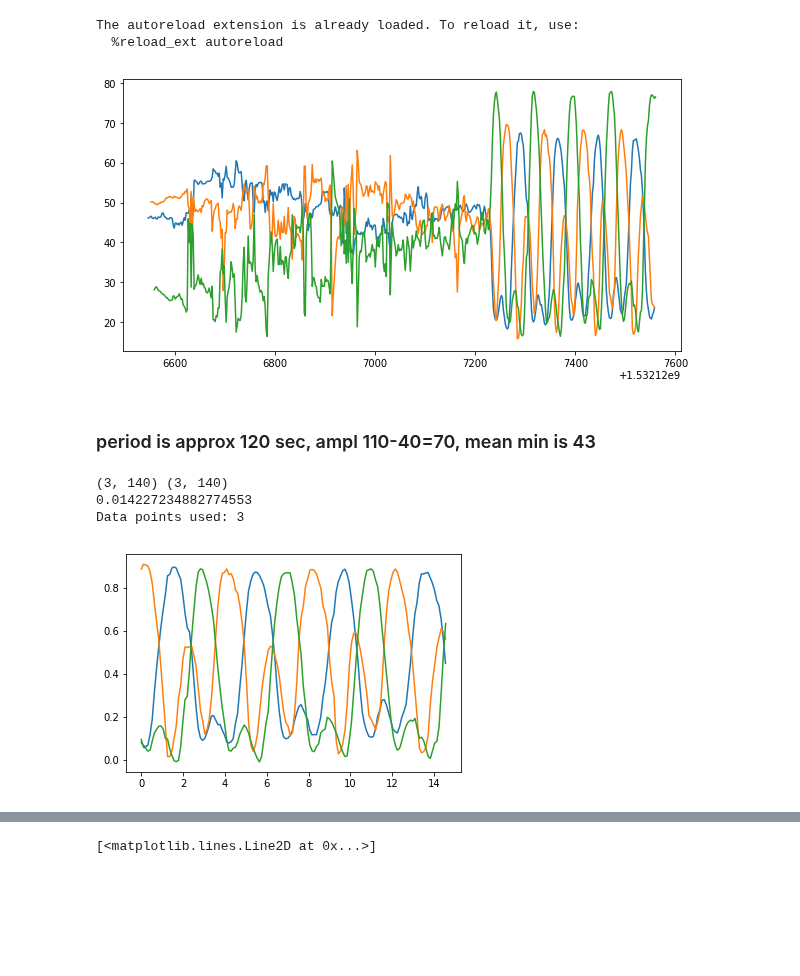
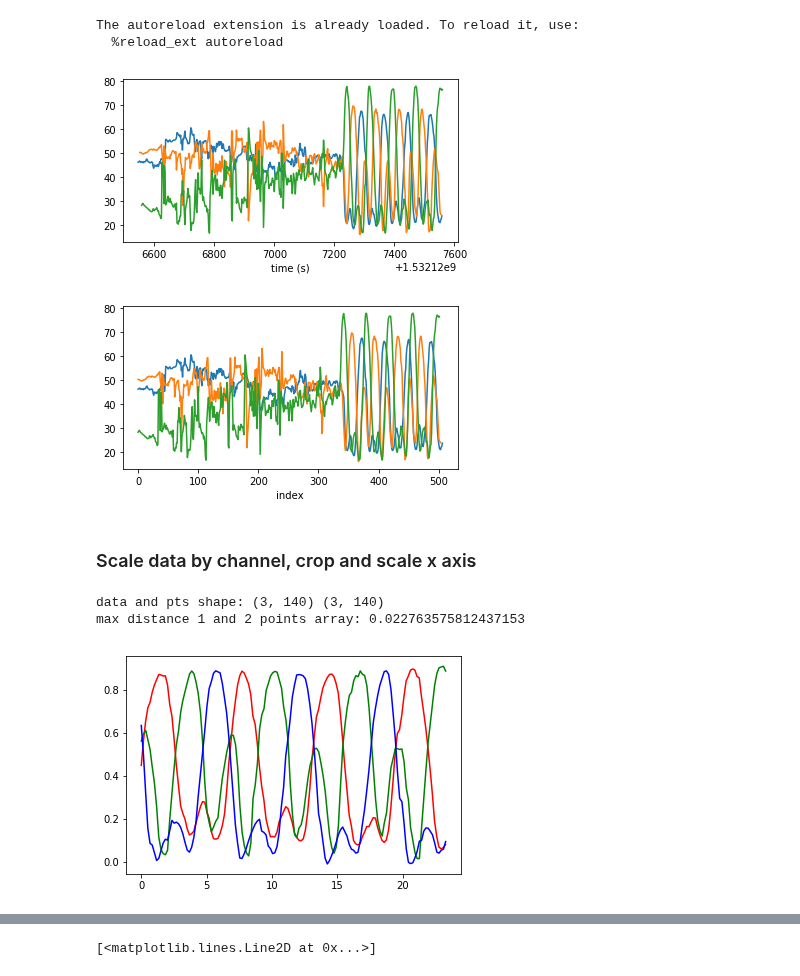
Before and after one commit to DaniloZZZ/quantTechLab, a Jupyter notebook: Fit/Vis-Anneal.ipynb, the cells around one changed output, grey strips where cells are left out. Cells and saved outputs as stored; diff of their text form; code cells hidden in the pictures; blank space fills up the shorter version.

```diff
--- a/Fit/Vis-Anneal.ipynb
+++ b/Fit/Vis-Anneal.ipynb
@@ -19,55 +54,59 @@ sampl = lambda f,fm=0,to=10,cnt=100: [np.linspace(fm,to,cnt),list(map(f,np.linsp
+# %%
+filenames = [
+        './20_07/data_20-07-2018_22-41_port0.csv',
+        './20_07/data_20-07-2018_22-41_port1.csv',
+        './20_07/data_20-07-2018_22-44_port2.csv'
+]
+exp_params = {
+    'scaling_channels':[0.99,1.0,1.0],
+    'min_amp_per':[10,80-10,75],
+    'start_end_index':[-160,-10],
+}
 # %%
-from numpy import genfromtxt
-best_filenames=[
-    './20_07/data_21-07-2018_01-59_port0.csv',
-    './20_07/data_21-07-2018_01-59_port1.csv',
-    './20_07/data_21-07-2018_01-59_port2.csv',
-]
-filenames = [
-    './data_05-07-2018_20-20_port0.csv',
-    './data_05-07-2018_20-30_port1.csv',
-    './data_05-07-2018_20-20_port2.csv'
-]
-filenames = best_filenames
 exp_points = [genfromtxt(i, delimiter=',') for i in filenames]
 #times = [np.array(exp_points[i].T[1]) for i in range(len(filenames))]
 times = [np.array(i.T[1]) for i in exp_points]
 exp_points = [np.array(i.T[0]) for i in exp_points]
 #exp_points = np.array([ ea[:502] for ea in exp_points])
 # plot the data
-plt.figure(figsize=(10,5))
+plt.figure(figsize=(6,3))
+plt.xlabel('time (s)')
 for i,t in zip(exp_points,times):
     plt.plot(t,i)
+plt.figure(figsize=(6,3))
+plt.xlabel('index')
+for i,t in zip(exp_points,times):
+    plt.plot(i)
 # %% [output]
-[figure, old version]
+[figure, new version]
+[figure, added]
-# %% [markdown]
-### period is approx 120 sec, ampl 110-40=70, mean min is 43
+# %% [markdown]
+### Scale data by channel, crop and scale x axis
 # %%
-scaling_channels = [0.98,1.0,1.14]
+scaling_channels = exp_params['scaling_channels']
 exp_points = [exp_points[i]/scaling_channels[i] for i in range(len(exp_points))]
-me_min, ampl, per = 15, 80-20, 80
-start_exp, end_exp = -150, -10
+me_min, ampl, per = exp_params['min_amp_per']
+start_exp, end_exp = exp_params['start_end_index']
 
 data = np.array([ ep[start_exp:end_exp] for ep in exp_points])
 pts = np.array([ t[start_exp:end_exp]-t[start_exp] for t in times])
-print(data.shape,pts.shape)
-
+# inverse the exp data
+data = np.fliplr(data)
+#pts = np.fliplr(pts)
+print('data and pts shape:',data.shape,pts.shape)
 
 data = data - me_min
 data /= ampl
-pts = pts/120*2*np.pi
+pts = pts/per*2*np.pi
+colors = (i for i in ['red','green','blue'])
 for i,t in zip(data,pts):
-    plt.plot(t,i)
-l = len(pts)
-pts
-print(max(pts[1]-pts[2]))
+    plt.plot(t,i,color=next(colors))
+print('max distance 1 and 2 points array:',max(pts[1]-pts[2]))
 pts = pts[0]
-print('Data points used:',l)
 # %% [output]
-(3, 140) (3, 140)
-0.014227234882774553
-Data points used: 3
+data and pts shape: (3, 140) (3, 140)
+max distance 1 and 2 points array: 0.022763575812437153
-[figure, old version]
+[figure, new version]
 # %%
 ft = np.fft.fft(data[0]-np.mean(data[0]))
 freq = np.fft.fftfreq(ft.shape[-1],d=pts[1])
```
Also changed, not shown: parts of 21 cells of this notebook, 5 other files.
